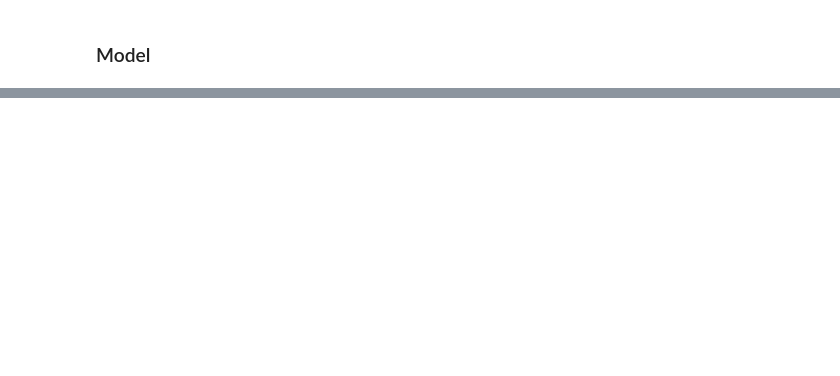
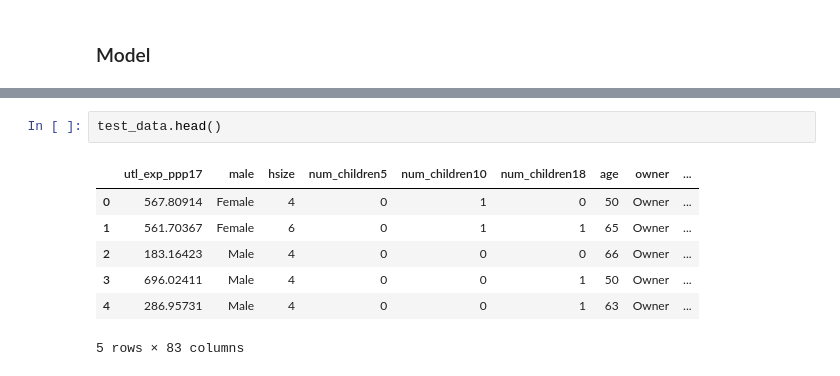
Before and after one commit to mj-datalab/poverty-prediction-challenge, a Jupyter notebook: notebooks/imputation_analysis.ipynb, the cells around one changed output, grey strips where cells are left out. Cells and saved outputs as stored; diff of their text form; blank space fills up the shorter version.

```diff
--- a/notebooks/imputation_analysis.ipynb
+++ b/notebooks/imputation_analysis.ipynb
@@ -427,0 +299,10 @@ if __name__ == "__main__":
+# %%
+test_data.head()
+# %% [output]
+|  | utl_exp_ppp17 | male | hsize | num_children5 | num_children10 | num_children18 | age | owner | ... |
+| 0 | 567.80914 | Female | 4 | 0 | 1 | 0 | 50 | Owner | ... |
+| 1 | 561.70367 | Female | 6 | 0 | 1 | 1 | 65 | Owner | ... |
+| 2 | 183.16423 | Male | 4 | 0 | 0 | 0 | 66 | Owner | ... |
+| 3 | 696.02411 | Male | 4 | 0 | 0 | 1 | 50 | Owner | ... |
+| 4 | 286.95731 | Male | 4 | 0 | 0 | 1 | 63 | Owner | ... |
+5 rows × 83 columns
```
Also changed, not shown: parts of 19 cells of this notebook.
